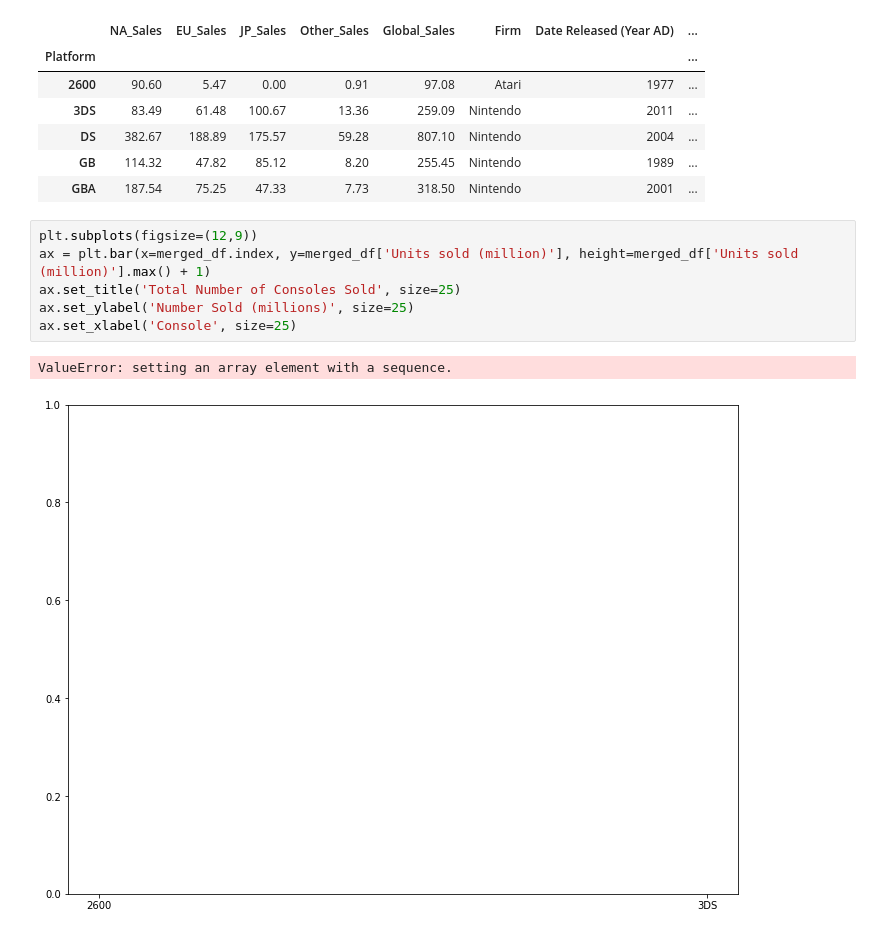
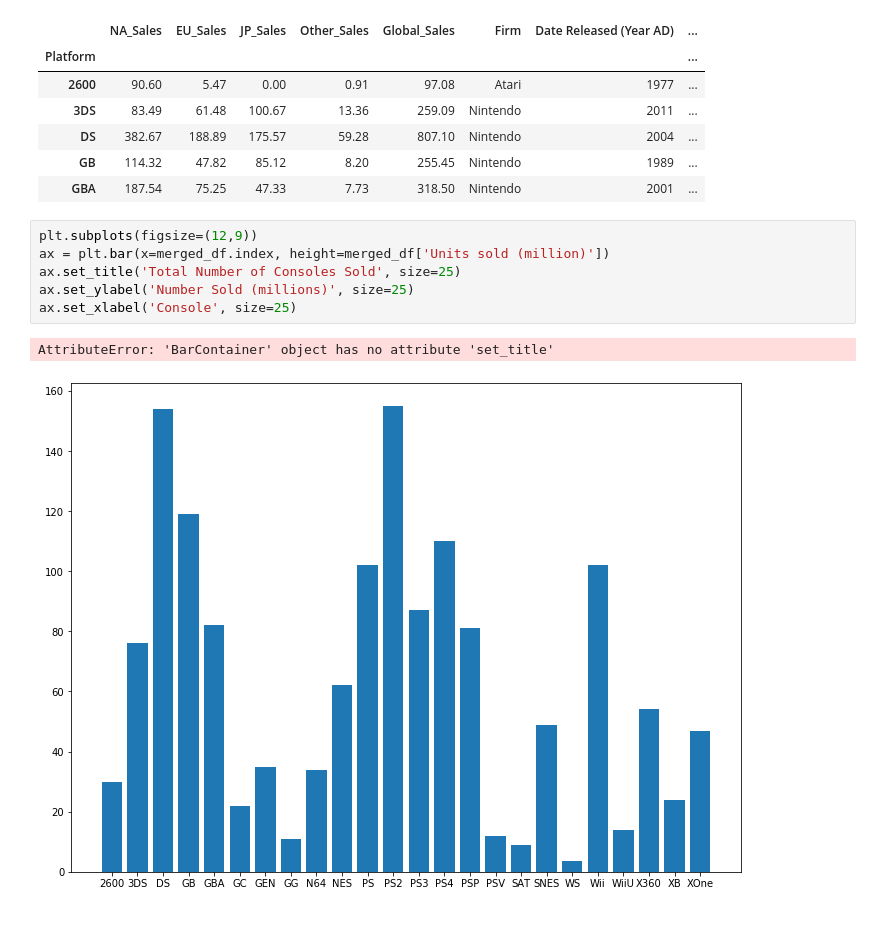
Before and after one commit to ankur-sri/ETL-project, a Jupyter notebook: Wikipedia_Scraper.ipynb, the cells around one changed output. Cells and saved outputs as stored; diff of their text form.

Commit message:
Almost; just need a graph

```diff
--- a/Wikipedia_Scraper.ipynb
+++ b/Wikipedia_Scraper.ipynb
@@ -306,10 +306,10 @@ merged_df.head()
 | GBA | 187.54 | 75.25 | 47.33 | 7.73 | 318.50 | Nintendo | 2001 | ... |
 # %%
 plt.subplots(figsize=(12,9))
-ax = plt.bar(x=merged_df.index, y=merged_df['Units sold (million)'], height=merged_df['Units sold (million)'].max() + 1)
+ax = plt.bar(x=merged_df.index, height=merged_df['Units sold (million)'])
 ax.set_title('Total Number of Consoles Sold', size=25)
 ax.set_ylabel('Number Sold (millions)', size=25)
 ax.set_xlabel('Console', size=25)
 # %% [output]
-ValueError: setting an array element with a sequence.
+AttributeError: 'BarContainer' object has no attribute 'set_title'
-[figure, old version]
+[figure, new version]
```
